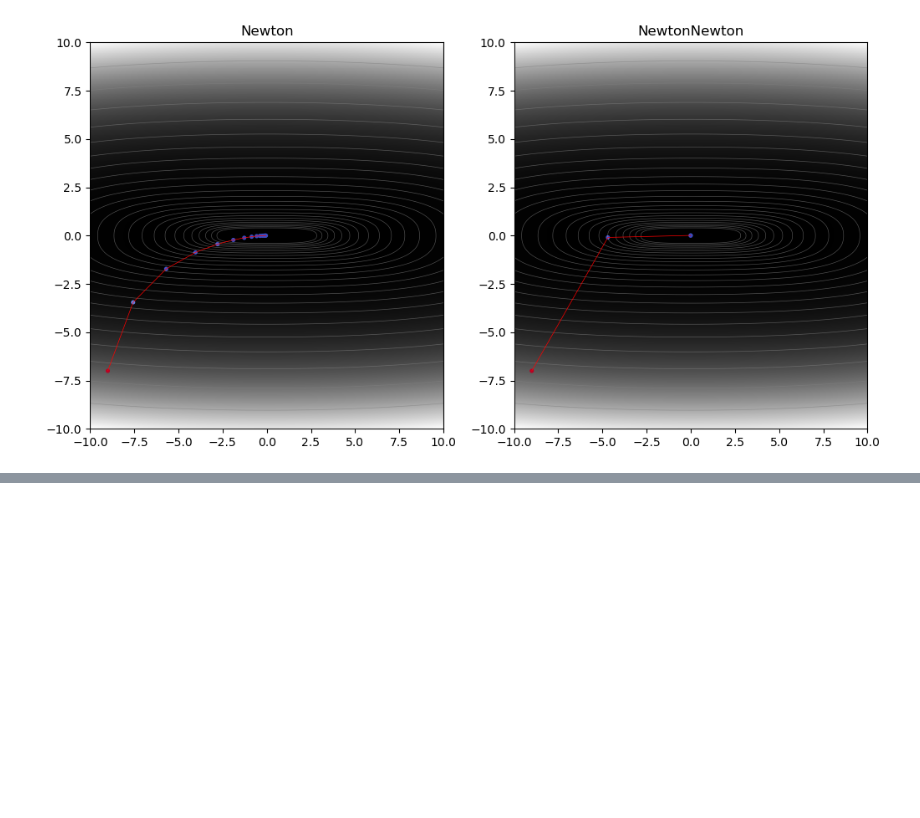
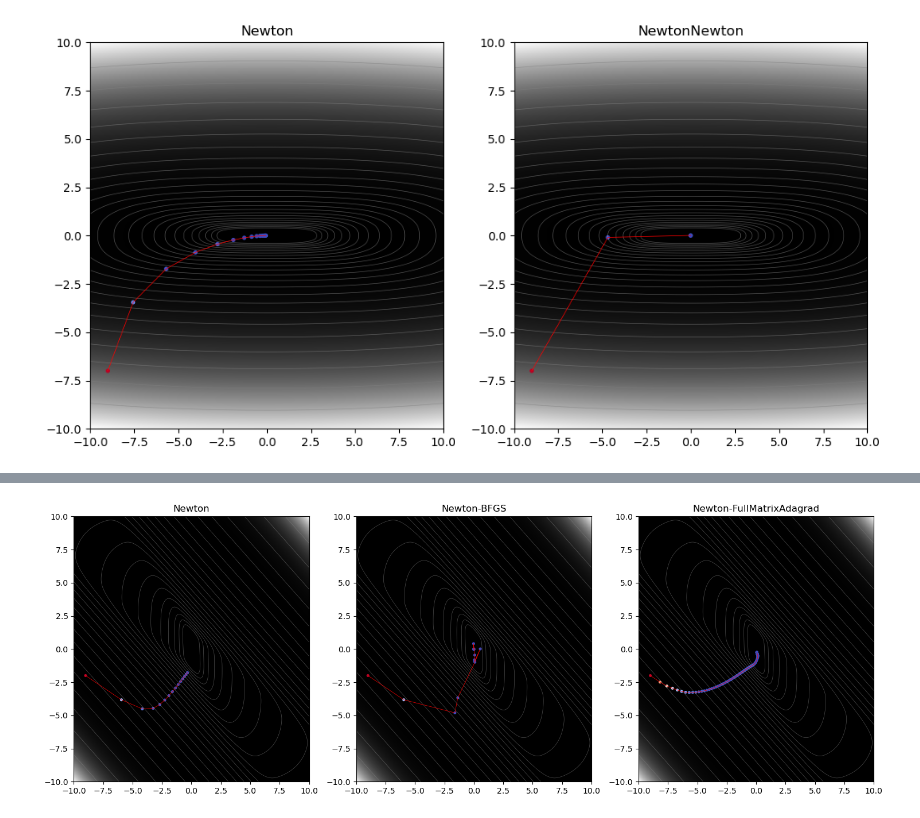
Before and after one commit to inikishev/torchzero, a Jupyter notebook: docs/overview/4. Second order methods.ipynb, the cells around one changed output, grey strips where cells are left out. Saved outputs shown, nothing was run; the diff lists cells and outputs as text; code cells hidden in the pictures; blank space fills up the shorter version.

```diff
--- a/docs/overview/4. Second order methods.ipynb
+++ b/docs/overview/4. Second order methods.ipynb
@@ -545,0 +551,38 @@ finished in 0.0s., reached loss = 7.34e-11
+# %%
+fig, ax = plt.subplots(ncols=3, figsize=(18,6))
+ax = np.ravel(ax)
+
+f = lambda x, y: 100*x**4 + y**6 + (10*x + y)**2 + (x + y)**10
+func = FunctionDescent(f, x0=(-9,-2), domain=(-10,10,-10,10))
+optimizer = tz.Optimizer(
+    func.parameters(),
+    tz.m.Newton(),
+)
+func.run(optimizer, max_steps=15)
+func.plot(log_contour=True, ax=ax[0])
+ax[0].set_title("Newton")
+
+
+func = FunctionDescent(f, x0=(-9,-2), domain=(-10,10,-10,10))
+optimizer = tz.Optimizer(
+    func.parameters(),
+    tz.m.Newton(),
+    tz.m.BFGS(),
+)
+func.run(optimizer, max_steps=15)
+func.plot(log_contour=True, ax=ax[1])
+ax[1].set_title("Newton-BFGS")
+
+
+func = FunctionDescent(f, x0=(-9,-2), domain=(-10,10,-10,10))
+optimizer = tz.Optimizer(
+    func.parameters(),
+    tz.m.Newton(),
+    tz.m.FullMatrixAdagrad(),
+)
+func.run(optimizer, max_steps=100)
+func.plot(log_contour=True, ax=ax[2])
+ax[2].set_title("Newton-FullMatrixAdagrad")
+
+plt.show()
+# %% [output]
@@ -545,0 +592 @@ finished in 0.0s., reached loss = 7.34e-11
+[figure, added]
```
Also changed, not shown: parts of 10 cells of this notebook, 5 other files.
